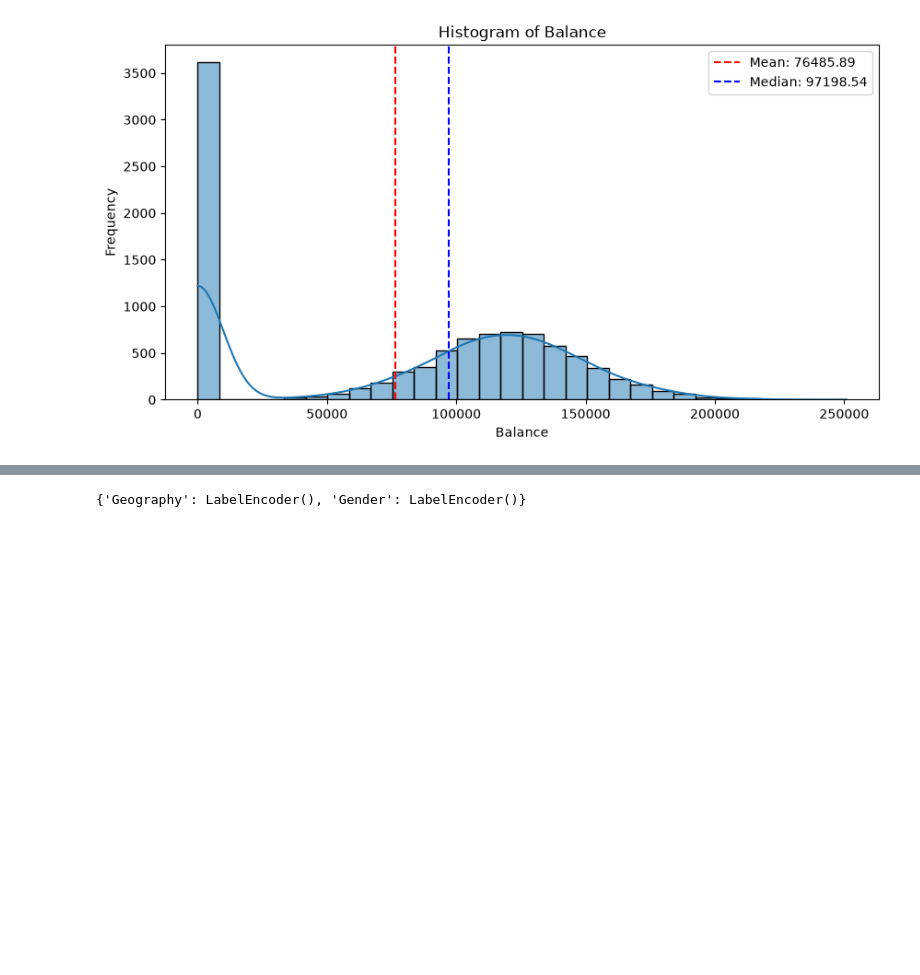
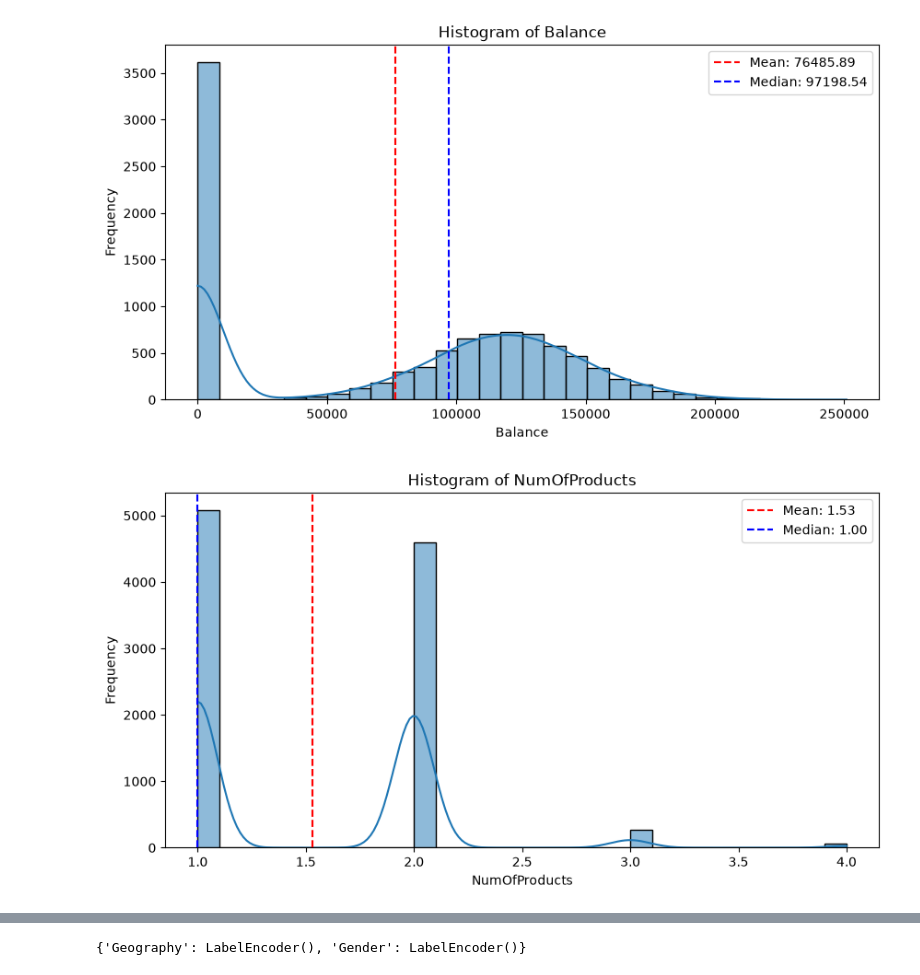
Before and after one commit to olaoluwacode/UD_Customer_Churn_Prediction, a Jupyter notebook: eda.ipynb, the cells around one changed output, grey strips where cells are left out. Cells and saved outputs as stored; diff of their text form; code cells hidden in the pictures; blank space fills up the shorter version.

```diff
--- a/eda.ipynb
+++ b/eda.ipynb
@@ -632,3 +632,7 @@ plot_histogram(da, 'Tenure')
 plot_histogram(da, 'Balance')
 # %% [output]
 [figure]
+# %%
+plot_histogram(da, 'NumOfProducts')
+# %% [output]
+[figure, added]
```
Also changed, not shown: parts of 13 cells of this notebook.
